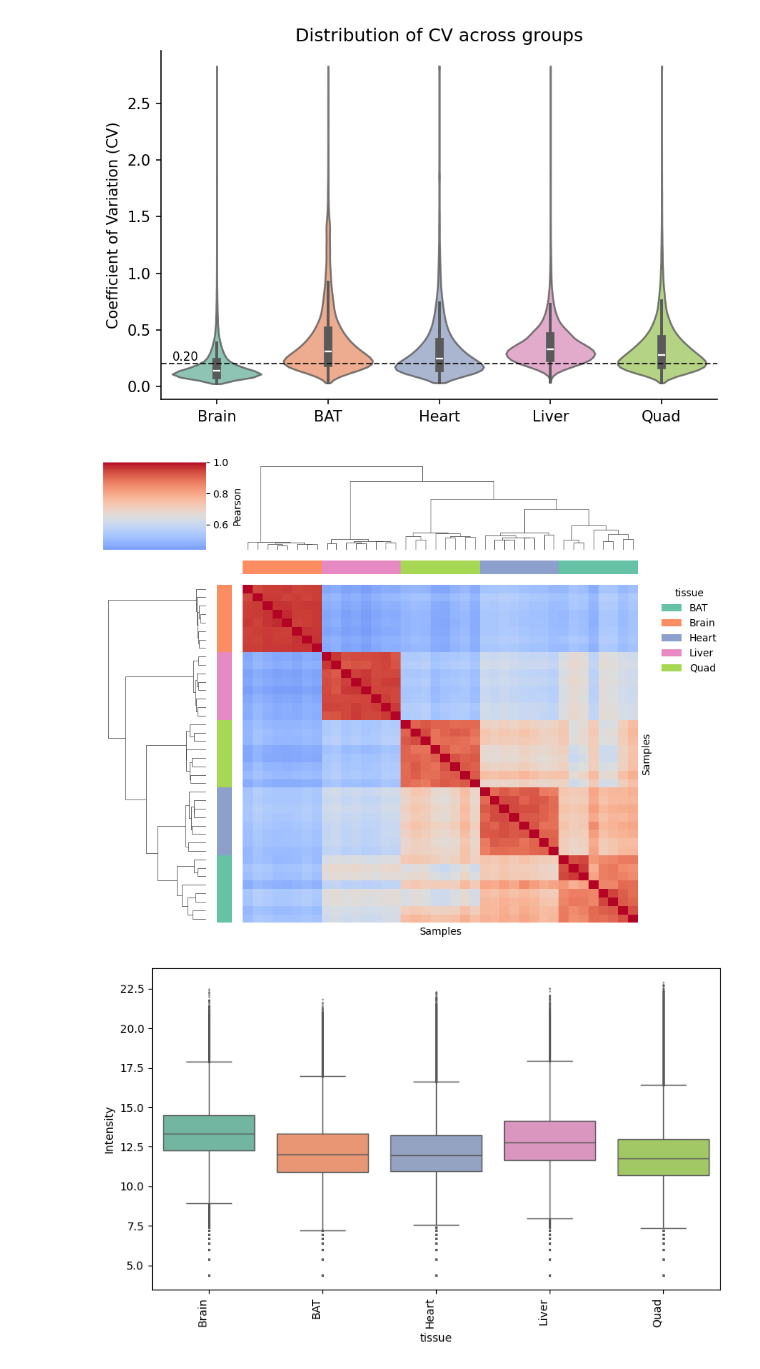
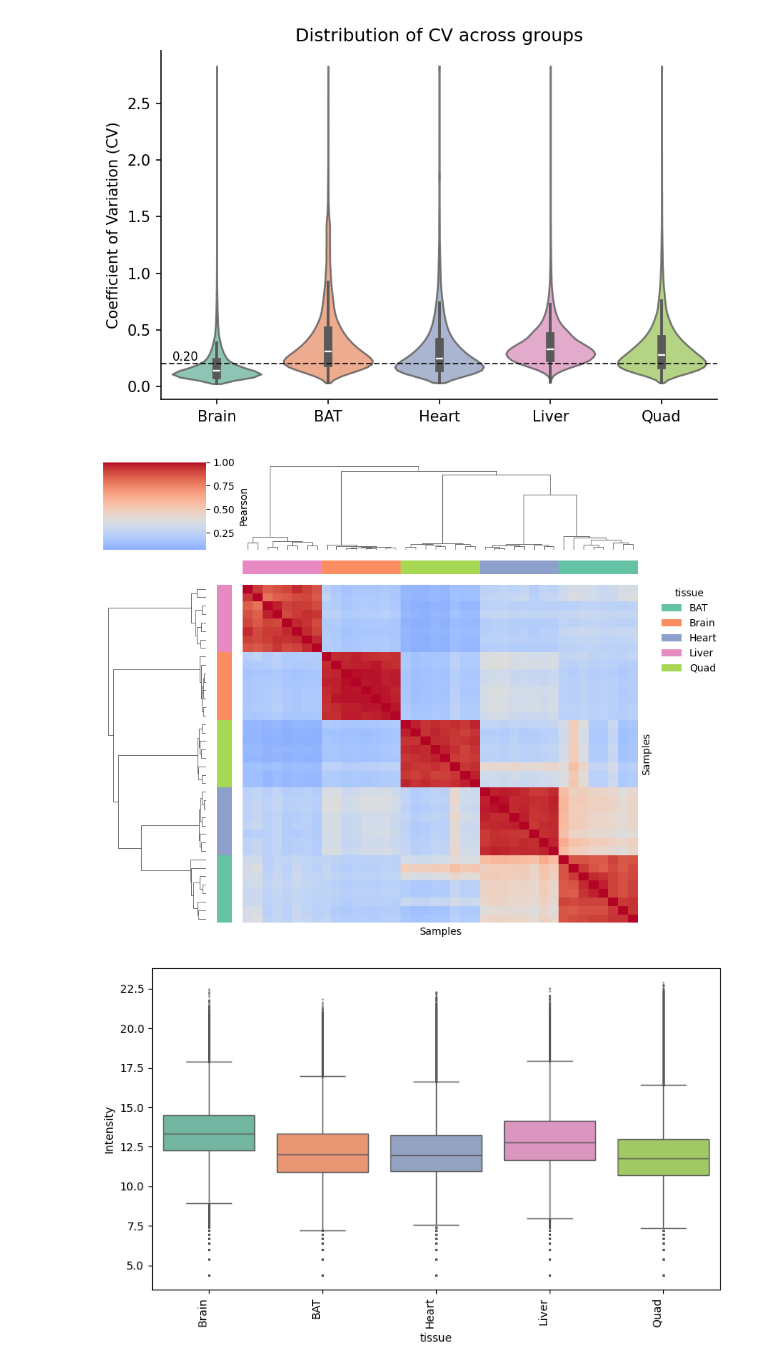
Before and after one commit to UKHD-NP/proteopy, a Jupyter notebook: docs/tutorials/workflow_proteoform-inference_bludau-2021.ipynb, the cells around one changed output. Cells and saved outputs as stored; diff of their text form; code cells hidden in the pictures.

```diff
--- a/docs/tutorials/workflow_proteoform-inference_bludau-2021.ipynb
+++ b/docs/tutorials/workflow_proteoform-inference_bludau-2021.ipynb
@@ -172,10 +174,11 @@ pr.pl.cv_by_group(
 # %%
 pr.pl.sample_correlation_matrix(
     adata,
     method="pearson",
     zero_to_na=True,
     margin_color="tissue",
     color_scheme=adata.uns["colors_tissue"],
+    fill_na=0,
 )
 # %% [output]
-[figure, old version]
+[figure, new version]
```
Also changed, not shown: parts of 38 cells of this notebook, 2 other files.
